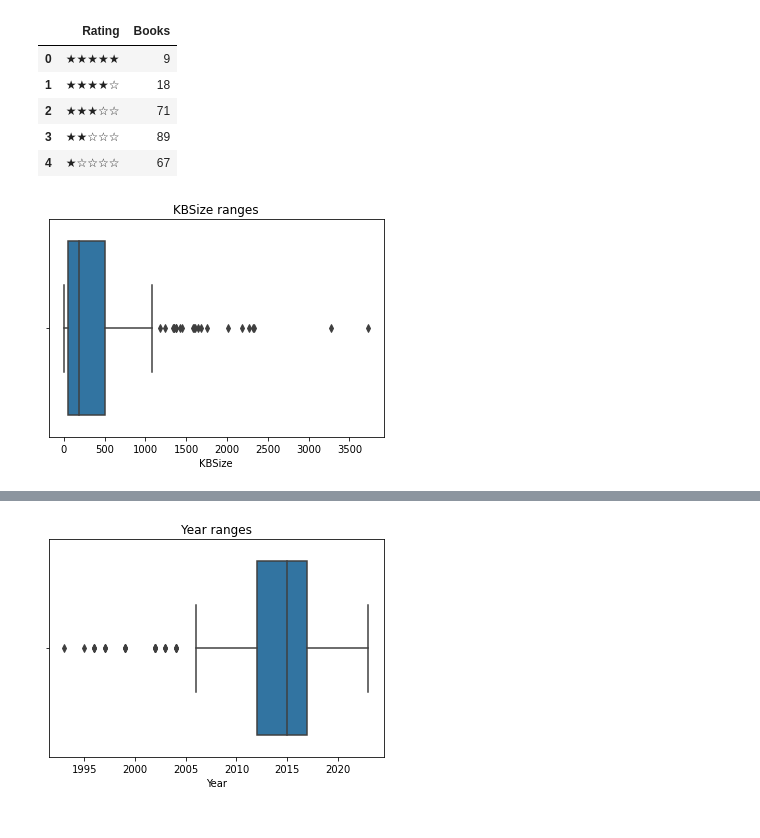
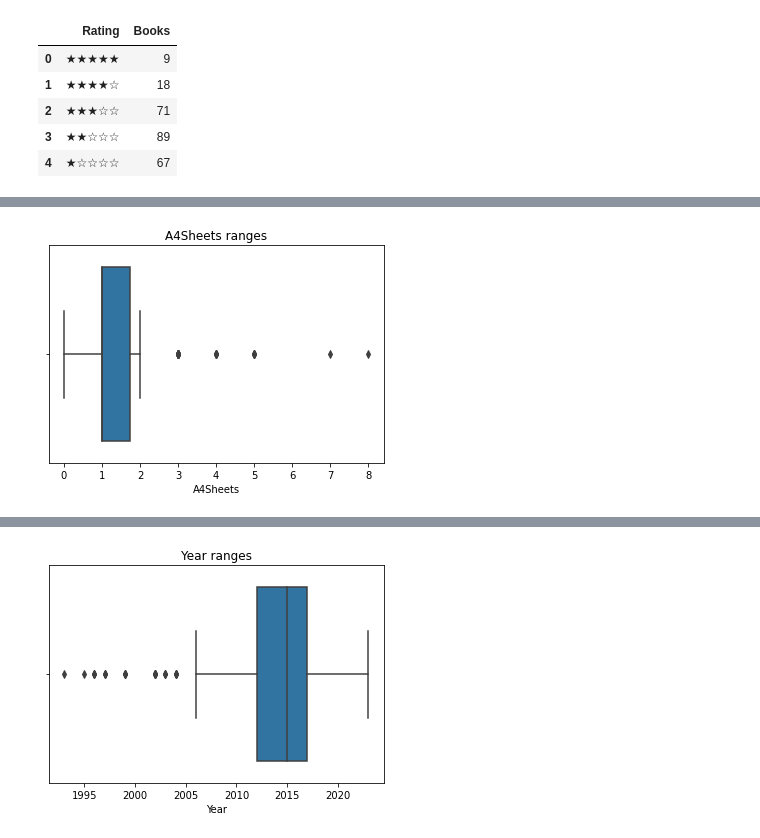
Before and after one commit to numbworks/nwreadinglist, a Jupyter notebook: src/nwreadinglistmanager.ipynb, the cells around one changed output, grey strips where cells are left out. Drawn from its saved outputs; the diff is of its cells as text; code cells hidden in the pictures.

Commit message:
#4 get_topn_by_kbsize() => slice_by_kbsize().

```diff
--- a/src/nwreadinglistmanager.ipynb
+++ b/src/nwreadinglistmanager.ipynb
@@ -43,6 +43,7 @@ setting_collection : SettingCollection = SettingCollection(
     is_worth_min_avgrating = 2.50,
     n_generic = 5,
     n_by_month = 12,
+    n_by_kbsize = 10,
     show_books_df = False,
     show_sas_by_month_upd_df = True,
     show_sas_by_year_street_price_df = True,
@@ -161,13 +162,8 @@ if setting_collection.show_sas_by_rating_df:
 | 2 | ★★★☆☆ | 71 |
 | 3 | ★★☆☆☆ | 89 |
 | 4 | ★☆☆☆☆ | 67 |
-# %%
-nwcc.show_box_plot(df = books_df, x_name = "KBSize")
-# %% [output]
-[figure, removed]
 # %%
-topn_by_kbsize_desc_df : DataFrame = nwrlm.get_topn_by_kbsize(books_df = books_df, ascending = False, n = 10)
-topn_by_kbsize_desc_df = nwcc.convert_index_to_one_based(df = topn_by_kbsize_desc_df)
+sliced_by_kbsize_desc_df : DataFrame = nwrlm.slice_by_kbsize(books_df = books_df, ascending = False, remove_if_zero = False)
 
-display(topn_by_kbsize_desc_df)
+nwcc.show_box_plot(df = sliced_by_kbsize_desc_df, x_name = "A4Sheets")
 # %% [output]
@@ -184,0 +170 @@ display(topn_by_kbsize_desc_df)
+[figure, added]
```
Also changed, not shown: parts of 3 cells of this notebook, 2 other files.
